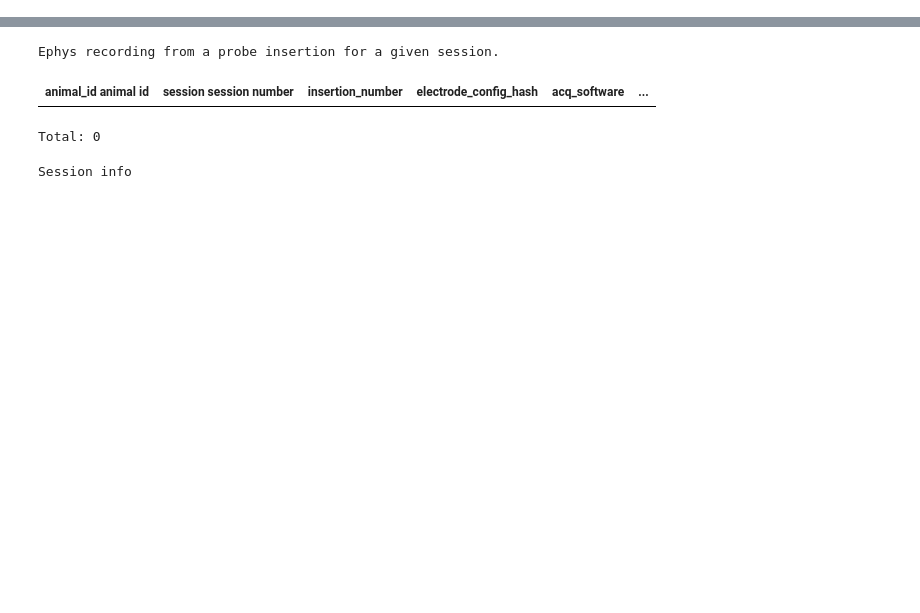
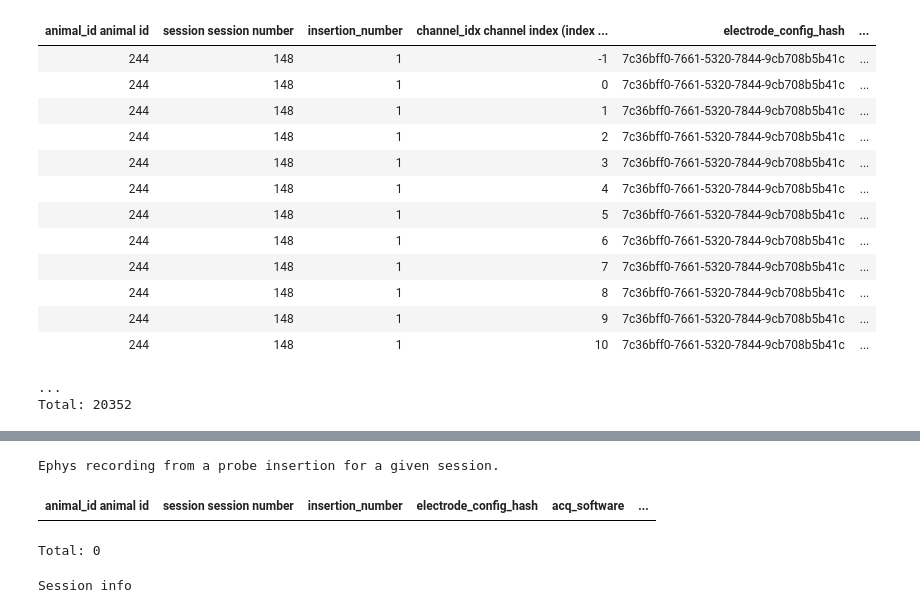
Before and after one commit to ef-lab/element-array-ephys, a Jupyter notebook: test_npx_pipe (1).ipynb, the cells around one changed output, grey strips where cells are left out. Saved outputs shown, nothing was run; the diff lists cells and outputs as text; code cells hidden in the pictures; blank space fills up the shorter version.

```diff
--- a/test_npx_pipe (1).ipynb
+++ b/test_npx_pipe (1).ipynb
@@ -33,2 +31,20 @@ Please enter DataJoint password:  ········
+# %%
+ephys.EphysRecording.Channel()
+# %% [output]
+| animal_id animal id | session session number | insertion_number | channel_idx channel index (index ... | electrode_config_hash | ... |
+| 244 | 148 | 1 | -1 | 7c36bff0-7661-5320-7844-9cb708b5b41c | ... |
+| 244 | 148 | 1 | 0 | 7c36bff0-7661-5320-7844-9cb708b5b41c | ... |
+| 244 | 148 | 1 | 1 | 7c36bff0-7661-5320-7844-9cb708b5b41c | ... |
+| 244 | 148 | 1 | 2 | 7c36bff0-7661-5320-7844-9cb708b5b41c | ... |
+| 244 | 148 | 1 | 3 | 7c36bff0-7661-5320-7844-9cb708b5b41c | ... |
+| 244 | 148 | 1 | 4 | 7c36bff0-7661-5320-7844-9cb708b5b41c | ... |
+| 244 | 148 | 1 | 5 | 7c36bff0-7661-5320-7844-9cb708b5b41c | ... |
+| 244 | 148 | 1 | 6 | 7c36bff0-7661-5320-7844-9cb708b5b41c | ... |
+| 244 | 148 | 1 | 7 | 7c36bff0-7661-5320-7844-9cb708b5b41c | ... |
+| 244 | 148 | 1 | 8 | 7c36bff0-7661-5320-7844-9cb708b5b41c | ... |
+| 244 | 148 | 1 | 9 | 7c36bff0-7661-5320-7844-9cb708b5b41c | ... |
+| 244 | 148 | 1 | 10 | 7c36bff0-7661-5320-7844-9cb708b5b41c | ... |
+...
+Total: 20352
 # %%
 rec = dj.create_virtual_module('lab_recordings.py', 'lab_recordings')
```
Also changed, not shown: parts of 24 cells of this notebook, 4 other files.
